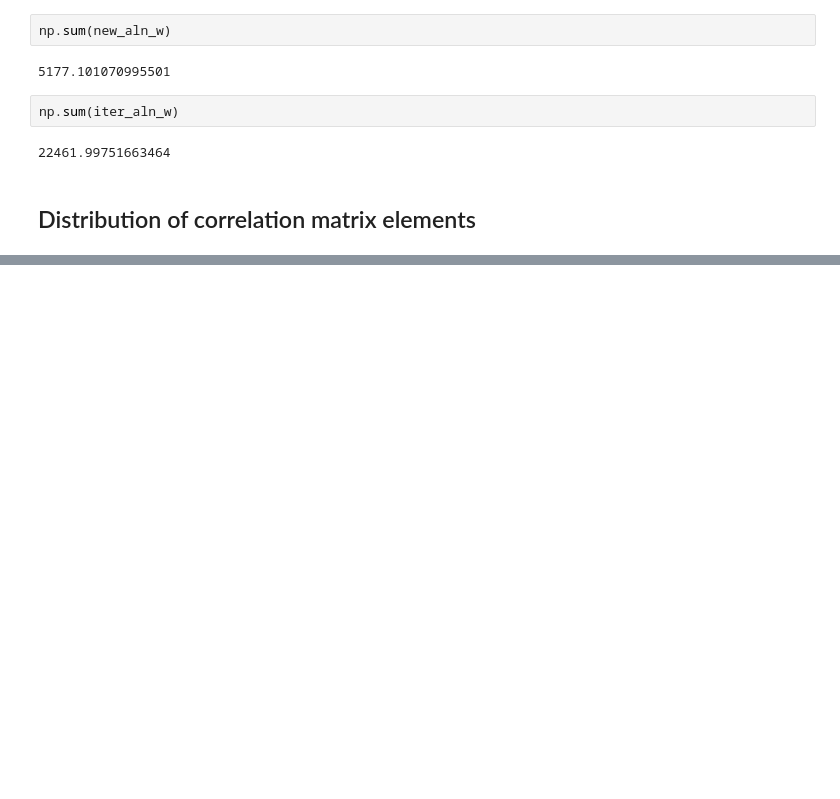
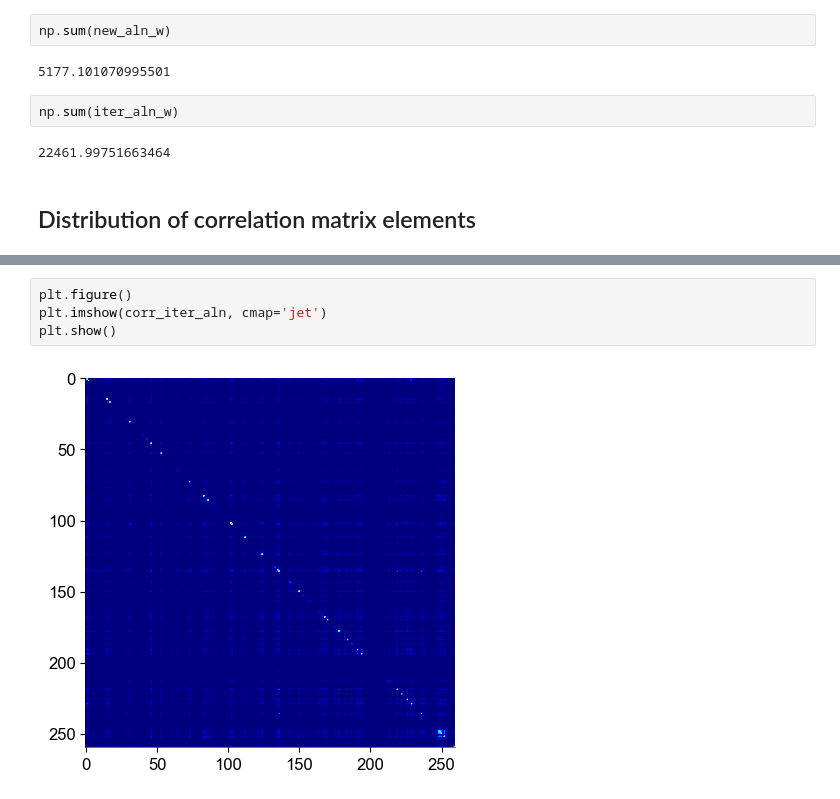
Before and after one commit to shoyip/SerProtAlign, a Jupyter notebook: notebooks/02_alignment_comparison.ipynb, the cells around one changed output, grey strips where cells are left out. Drawn from its saved outputs; the diff is of its cells as text; blank space fills up the shorter version.

```diff
--- a/notebooks/02_alignment_comparison.ipynb
+++ b/notebooks/02_alignment_comparison.ipynb
@@ -57,0 +85,6 @@ np.sum(iter_aln_w)
+# %%
+plt.figure()
+plt.imshow(corr_iter_aln, cmap='jet')
+plt.show()
+# %% [output]
+[figure, added]
```
Also changed, not shown: parts of 15 cells of this notebook, 3 other files.
